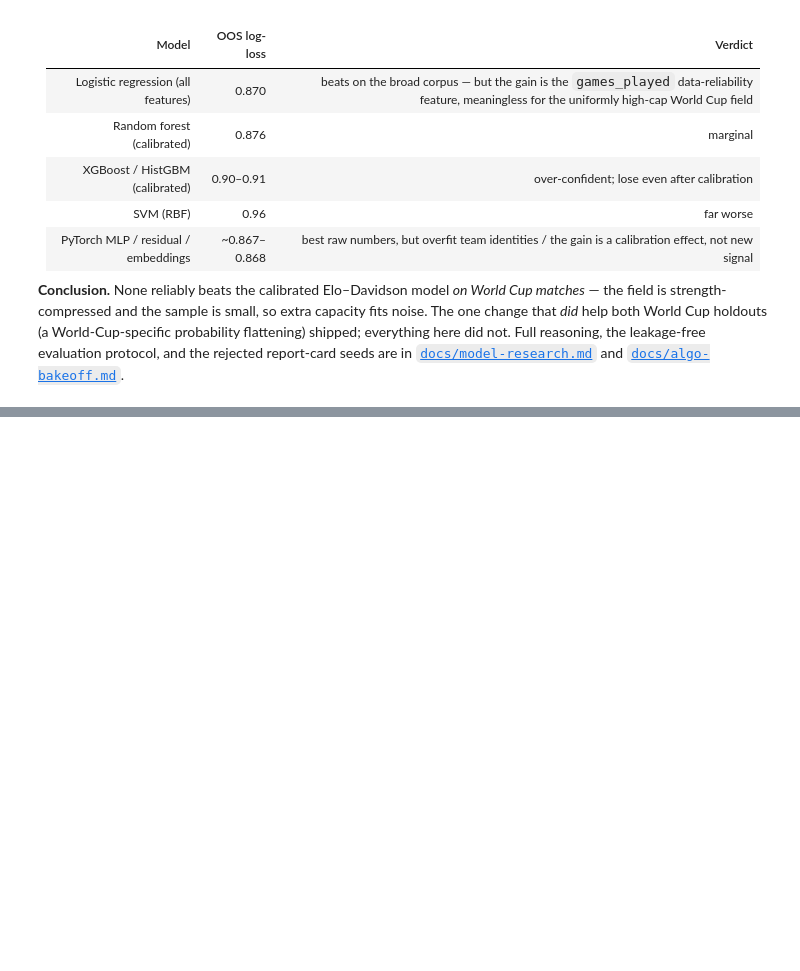
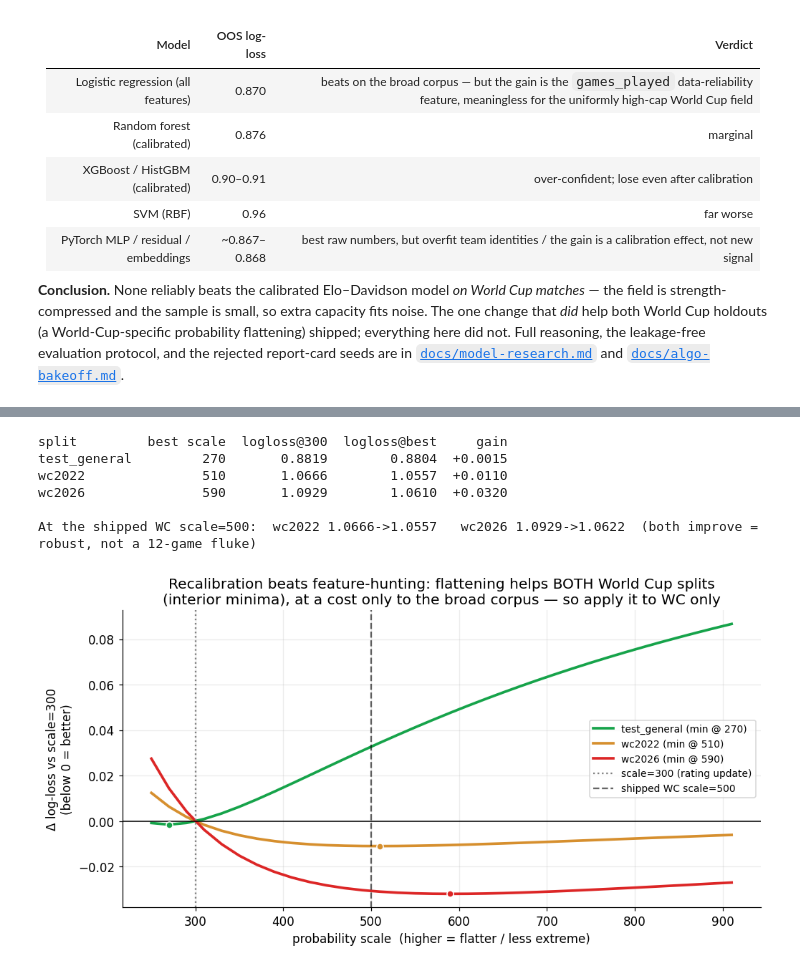
Before and after one commit to shpala/mondial, a Jupyter notebook: docs/research/ml-bakeoff.ipynb, the cells around one changed output, grey strips where cells are left out. Cells and saved outputs as stored; diff of their text form; code cells hidden in the pictures; blank space fills up the shorter version.

```diff
--- a/docs/research/ml-bakeoff.ipynb
+++ b/docs/research/ml-bakeoff.ipynb
@@ -62,0 +292,40 @@ evaluation protocol, and the rejected report-card seeds are in
+# %%
+# Sweep the display scale; show each split's log-loss change vs the shipped scale=300.
+scales = np.arange(250, 921, 20)
+SHIPPED_WC = 500   # WC_PREDICTION_SCALE in lib/model/constants.ts
+curves, ref, argmin = {}, {}, {}
+for s in SPLITS:
+    f = df[df.split == s]
+    curves[s] = np.array([logloss(f.y.values, baseline_probs(f, scale=sc)) for sc in scales])
+    ref[s] = logloss(f.y.values, baseline_probs(f, scale=300))   # shipped rating-update scale
+    argmin[s] = int(scales[curves[s].argmin()])
+
+print(f'{"split":13s} {"best scale":>10s} {"logloss@300":>12s} {"logloss@best":>13s} {"gain":>8s}')
+for s in SPLITS:
+    best = curves[s].min()
+    print(f'{s:13s} {argmin[s]:>10d} {ref[s]:>12.4f} {best:>13.4f} {ref[s]-best:>+8.4f}')
+wc500 = {s: logloss(df[df.split==s].y.values, baseline_probs(df[df.split==s], scale=SHIPPED_WC)) for s in ['wc2022','wc2026']}
+print(f'\nAt the shipped WC scale={SHIPPED_WC}:  wc2022 {ref["wc2022"]:.4f}->{wc500["wc2022"]:.4f}   '
+      f'wc2026 {ref["wc2026"]:.4f}->{wc500["wc2026"]:.4f}  (both improve = robust, not a 12-game fluke)')
+
+colors = {'test_general': GREEN, 'wc2022': GOLD, 'wc2026': RED}
+plt.figure(figsize=(9.4, 5.0))
+for s in SPLITS:
+    plt.plot(scales, curves[s] - ref[s], lw=2.4, color=colors[s], label=f'{s} (min @ {argmin[s]})')
+    plt.scatter([argmin[s]], [curves[s].min() - ref[s]], color=colors[s], zorder=5, edgecolor='white')
+plt.axhline(0, color='black', lw=1)
+plt.axvline(300, color='gray', ls=':', label='scale=300 (rating update)')
+plt.axvline(SHIPPED_WC, color='black', ls='--', alpha=.6, label=f'shipped WC scale={SHIPPED_WC}')
+plt.xlabel('probability scale  (higher = flatter / less extreme)')
+plt.ylabel('Δ log-loss vs scale=300\n(below 0 = better)')
+plt.title('Recalibration beats feature-hunting: flattening helps BOTH World Cup splits\n'
+          '(interior minima), at a cost only to the broad corpus — so apply it to WC only')
+plt.legend(fontsize=9); plt.tight_layout(); plt.show()
+# %% [output]
+split         best scale  logloss@300  logloss@best     gain
+test_general         270       0.8819        0.8804  +0.0015
+wc2022               510       1.0666        1.0557  +0.0110
+wc2026               590       1.0929        1.0610  +0.0320
+
+At the shipped WC scale=500:  wc2022 1.0666->1.0557   wc2026 1.0929->1.0622  (both improve = robust, not a 12-game fluke)
+[figure, added]
```
Also changed, not shown: parts of 13 cells of this notebook.
